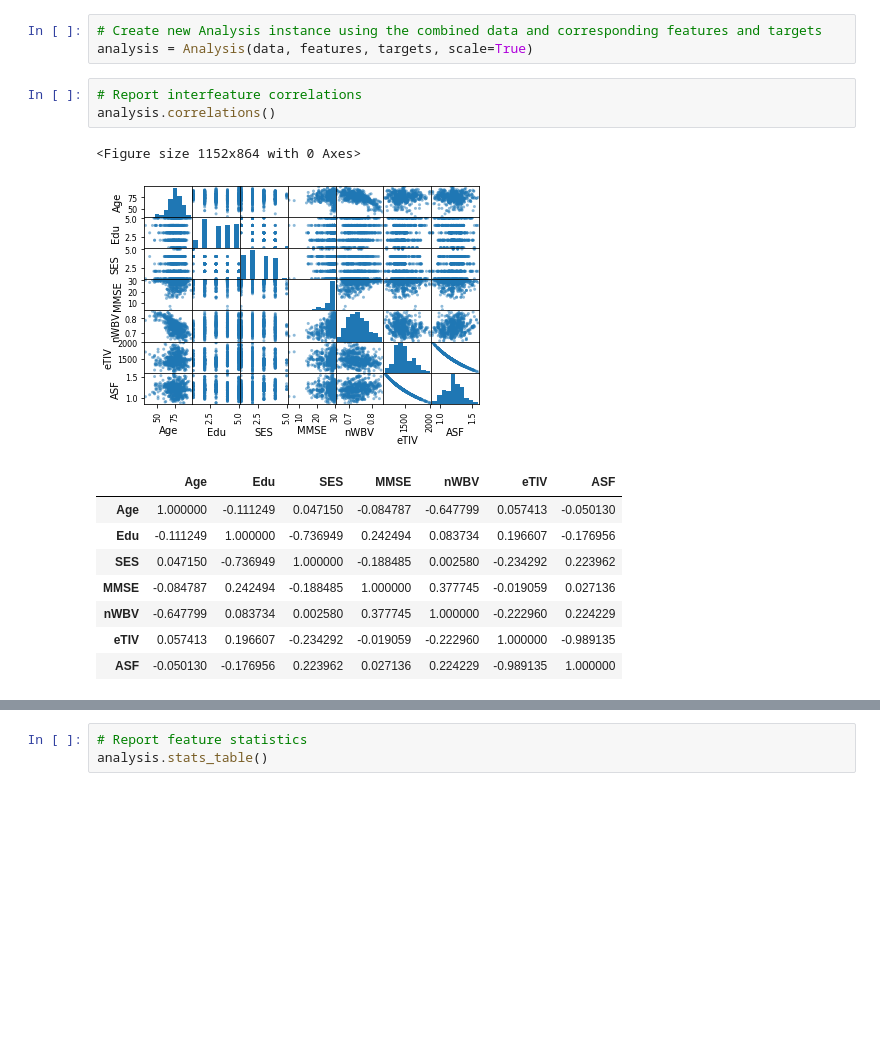
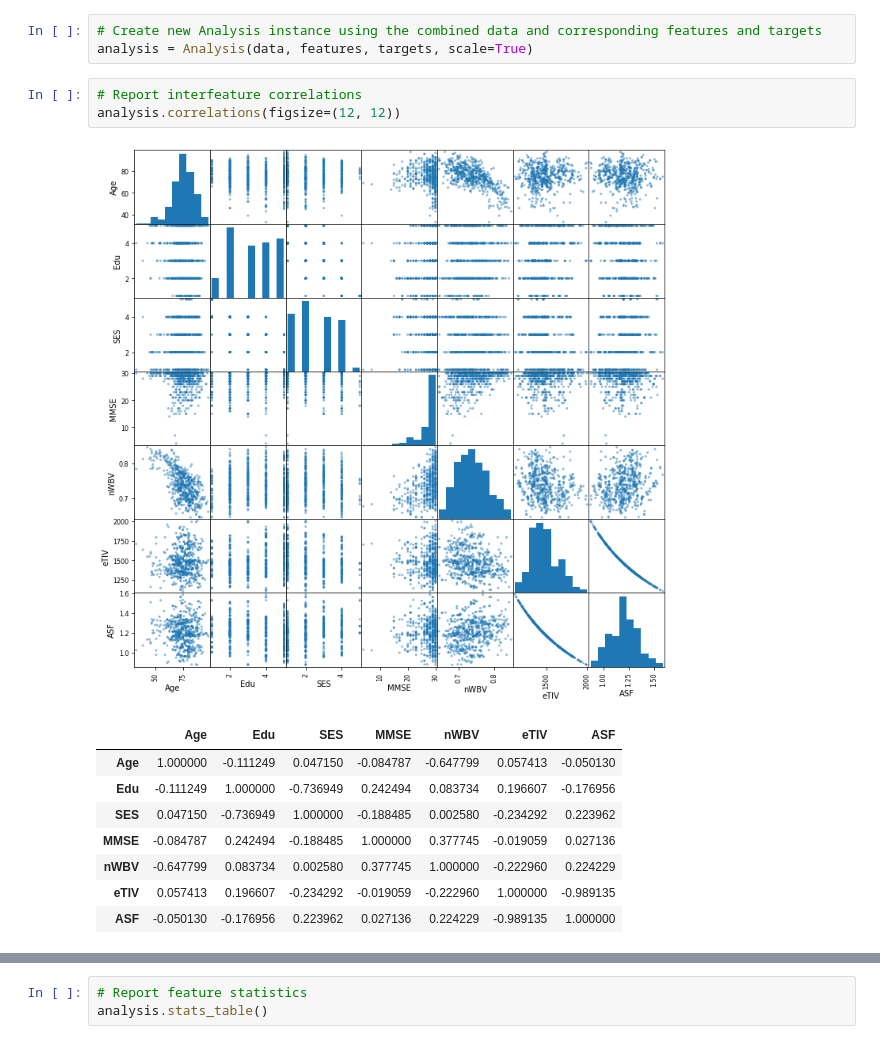
Before and after one commit to markcapece/dementia, a Jupyter notebook: Dementia.ipynb, the cells around one changed output, grey strips where cells are left out. Saved outputs shown, nothing was run; the diff lists cells and outputs as text; blank space fills up the shorter version.

Commit message:
Added figsize kwarg for plots. Fixed typos.

```diff
--- a/Dementia.ipynb
+++ b/Dementia.ipynb
@@ -152,10 +152,9 @@ model_list = [DecisionTreeClassifier(), GaussianNB(), KNeighborsClassifier(), ML
 analysis = Analysis(data, features, targets, scale=True)
 # %%
 # Report interfeature correlations
-analysis.correlations()
+analysis.correlations(figsize=(12, 12))
 # %% [output]
-<Figure size 1152x864 with 0 Axes>
-[figure, old version]
+[figure, new version]
 |  | Age | Edu | SES | MMSE | nWBV | eTIV | ASF |
 | Age | 1.000000 | -0.111249 | 0.047150 | -0.084787 | -0.647799 | 0.057413 | -0.050130 |
 | Edu | -0.111249 | 1.000000 | -0.736949 | 0.242494 | 0.083734 | 0.196607 | -0.176956 |
```
Also changed, not shown: parts of 17 cells of this notebook.
